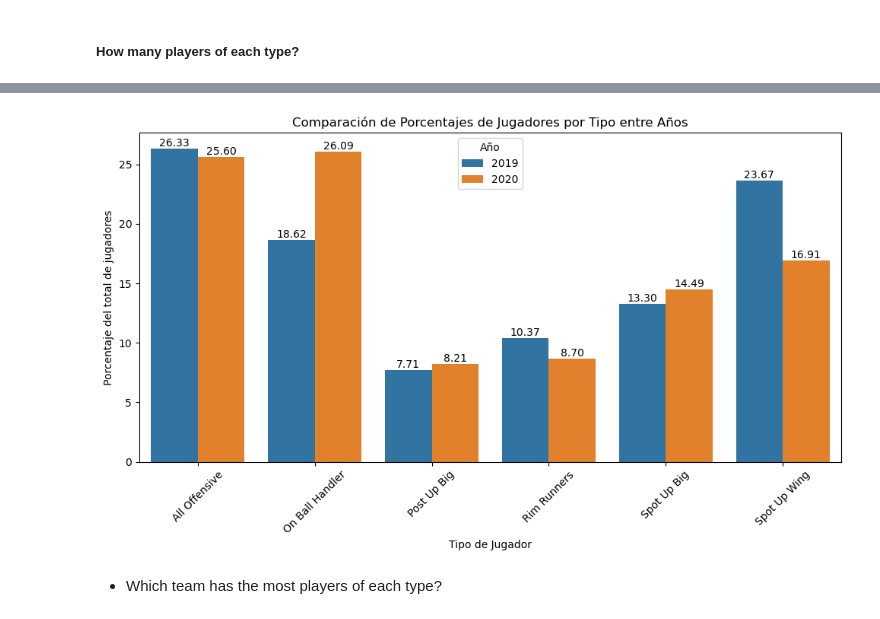
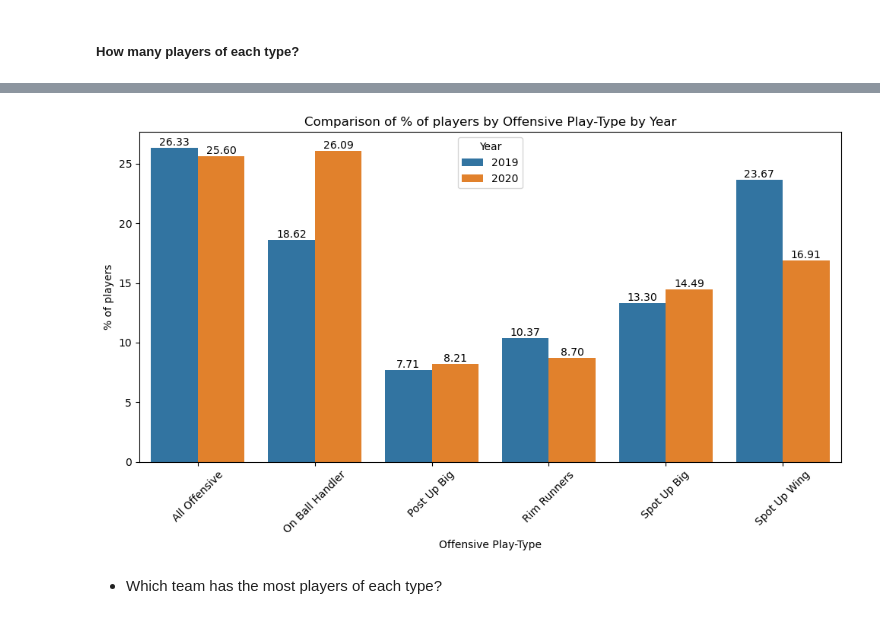
Before and after one commit to GabrielGausachs/Kmeans-for-NBA-PlayerTypes, a Jupyter notebook: code/analysing.ipynb, the cells around one changed output, grey strips where cells are left out. Cells and saved outputs as stored; diff of their text form; code cells hidden in the pictures.

Commit message:
update barchart

```diff
--- a/code/analysing.ipynb
+++ b/code/analysing.ipynb
@@ -90,0 +49,13 @@ display(s_2020)
+# %%
+def pct_players_of_each_type(season):
+    new_dt = players_new_types[players_new_types['Season']==season]
+
+    new_dt=new_dt.groupby('Cluster').size().reset_index(name='# of players')
+    total_sum = new_dt['# of players'].sum()
+    new_dt['% of players'] = ((new_dt['# of players'] / total_sum) * 100).round(2)
+    return new_dt
+
+s_2019=pct_players_of_each_type(2019)
+s_2020=pct_players_of_each_type(2020)
+#display(s_2019)
+#display(s_2020)
@@ -91,28 +77,28 @@ display(s_2020)
 # %%
-# Agregar una columna para el año en cada DataFrame
 s_2020['Año'] = 2020
 s_2019['Año'] = 2019
 df = pd.concat([s_2019, s_2020])
 
-# Crear un gráfico de barras con seaborn
+
 plt.figure(figsize=(10, 6))
-ax=sns.barplot(x='Cluster', y='# of players', hue='Año', data=df)
+ax=sns.barplot(x='Cluster', y='% of players', hue='Año', data=df)
 
-# Personalizar el gráfico
-plt.xlabel('Tipo de Jugador')
-plt.ylabel('Porcentaje del total de jugadores')
-plt.title('Comparación de Porcentajes de Jugadores por Tipo entre Años')
-plt.xticks(rotation=45)  # Rotar las etiquetas del eje x para una mejor legibilidad
+
+plt.xlabel('Offensive Play-Type')
+plt.ylabel('% of players')
+plt.title('Comparison of % of players by Offensive Play-Type by Year')
+plt.xticks(rotation=45)
 
 for p in ax.patches:
     height = p.get_height()
     ax.annotate(f'{height:.2f}', (p.get_x() + p.get_width() / 2, height), ha='center', va='bottom')
-# Mostrar el gráfico
-plt.legend(title='Año')
+
+plt.legend(title='Year')
 plt.tight_layout()
+plt.savefig('../img/Barchart comparison.png')
 plt.show()
 # %% [output]
-[figure, old version]
+[figure, new version]
 # %% [markdown]
 - Which team has the most players of each type?
 # %%
```
Also changed, not shown: parts of 2 cells of this notebook, 2 other files.
